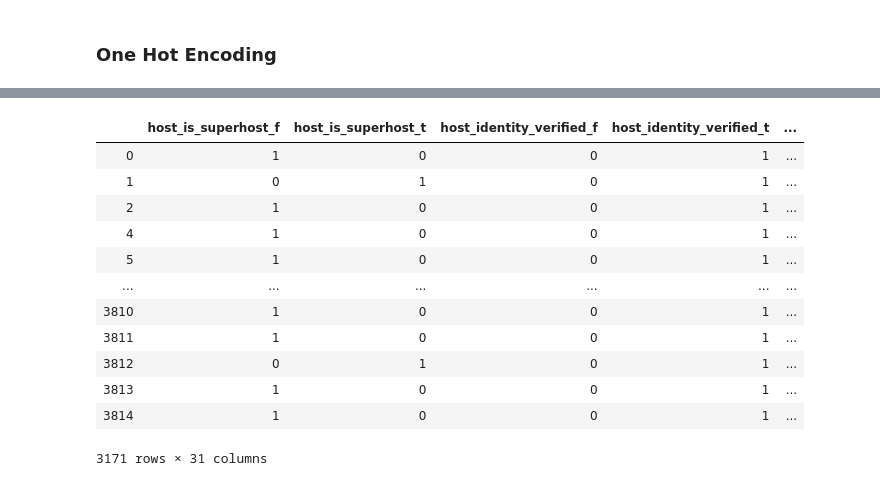
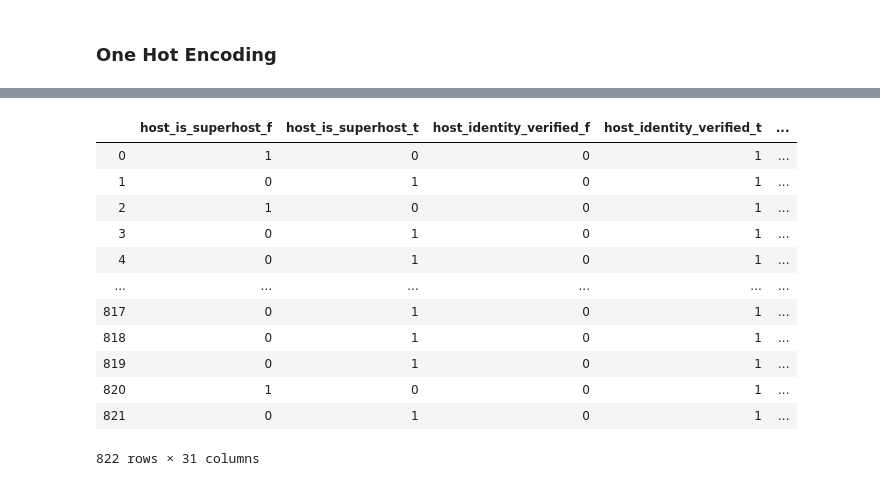
Before and after one commit to Pratyush0411/Airbnb-Seattle-Analysis, a Jupyter notebook: Are ratings reflective of quantitative features.ipynb, the cells around one changed output, grey strips where cells are left out. Cells and saved outputs as stored; diff of their text form; code cells hidden in the pictures.

```diff
--- a/Are ratings reflective of quantitative features.ipynb
+++ b/Are ratings reflective of quantitative features.ipynb
@@ -320,0 +394,6 @@ reviews['score'][reviews['score']<0].sum()
+# %%
+amenities['amenities'] = amenities['amenities'].astype(str)
+amenities['amenities'] = amenities['amenities'].apply(lambda x: x.replace('{',''))
+amenities['amenities'] = amenities['amenities'].apply(lambda x: x.replace('}',''))
+amenities['amenities'] = amenities['amenities'].apply(lambda x: x.replace('"',''))
+amenities.head()
@@ -320,0 +407,2 @@ reviews['score'][reviews['score']<0].sum()
+# %%
+amenities_list = amenities['amenities'].tolist()
@@ -320,0 +421,11 @@ reviews['score'][reviews['score']<0].sum()
+# %%
+amenities_score_list=[]
+for var in amenities_list:
+    amenities_each = var.split(',')
+    #print(amenities_each)
+    amenities_score=len(amenities_each)
+    #print(amenities_score)
+    amenities_score_list.append(amenities_score)
+
+print(amenities_score_list)
+print(len(amenities_score_list))
@@ -320,0 +435,3 @@ reviews['score'][reviews['score']<0].sum()
+# %%
+listing['Amenities score (out of 41)'] = amenities_score_list
+listing['Amenities score (out of 41)']
@@ -344,20 +476,22 @@ host_is_superhost
 # %%
 cat_values = ['host_is_superhost', 'host_identity_verified', 'property_type', 'room_type', 'bed_type', 'cancellation_policy']
 cats = pd.DataFrame(listing[cat_values].astype('category'))
 
 cats_ohe = pd.get_dummies(cats)
+cats_ohe=cats_ohe[listing['number_of_reviews']>30]
+cats_ohe=cats_ohe.reset_index(drop=True)
 cats_ohe
 # %% [output]
 |  | host_is_superhost_f | host_is_superhost_t | host_identity_verified_f | host_identity_verified_t | ... |
 | 0 | 1 | 0 | 0 | 1 | ... |
 | 1 | 0 | 1 | 0 | 1 | ... |
 | 2 | 1 | 0 | 0 | 1 | ... |
-| 4 | 1 | 0 | 0 | 1 | ... |
-| 5 | 1 | 0 | 0 | 1 | ... |
+| 3 | 0 | 1 | 0 | 1 | ... |
+| 4 | 0 | 1 | 0 | 1 | ... |
 | ... | ... | ... | ... | ... | ... |
-| 3810 | 1 | 0 | 0 | 1 | ... |
-| 3811 | 1 | 0 | 0 | 1 | ... |
-| 3812 | 0 | 1 | 0 | 1 | ... |
-| 3813 | 1 | 0 | 0 | 1 | ... |
-| 3814 | 1 | 0 | 0 | 1 | ... |
+| 817 | 0 | 1 | 0 | 1 | ... |
+| 818 | 0 | 1 | 0 | 1 | ... |
+| 819 | 0 | 1 | 0 | 1 | ... |
+| 820 | 1 | 0 | 0 | 1 | ... |
+| 821 | 0 | 1 | 0 | 1 | ... |
-3171 rows × 31 columns
+822 rows × 31 columns
```
Also changed, not shown: parts of 84 cells of this notebook.
